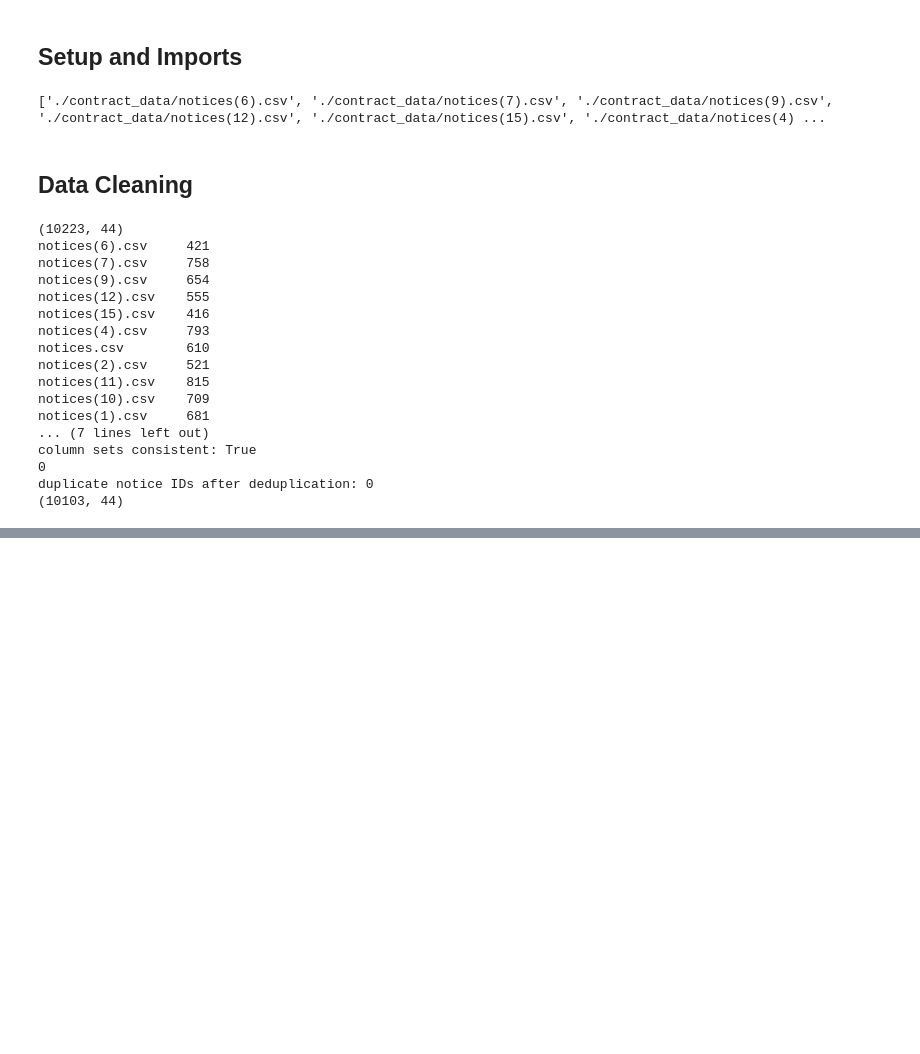
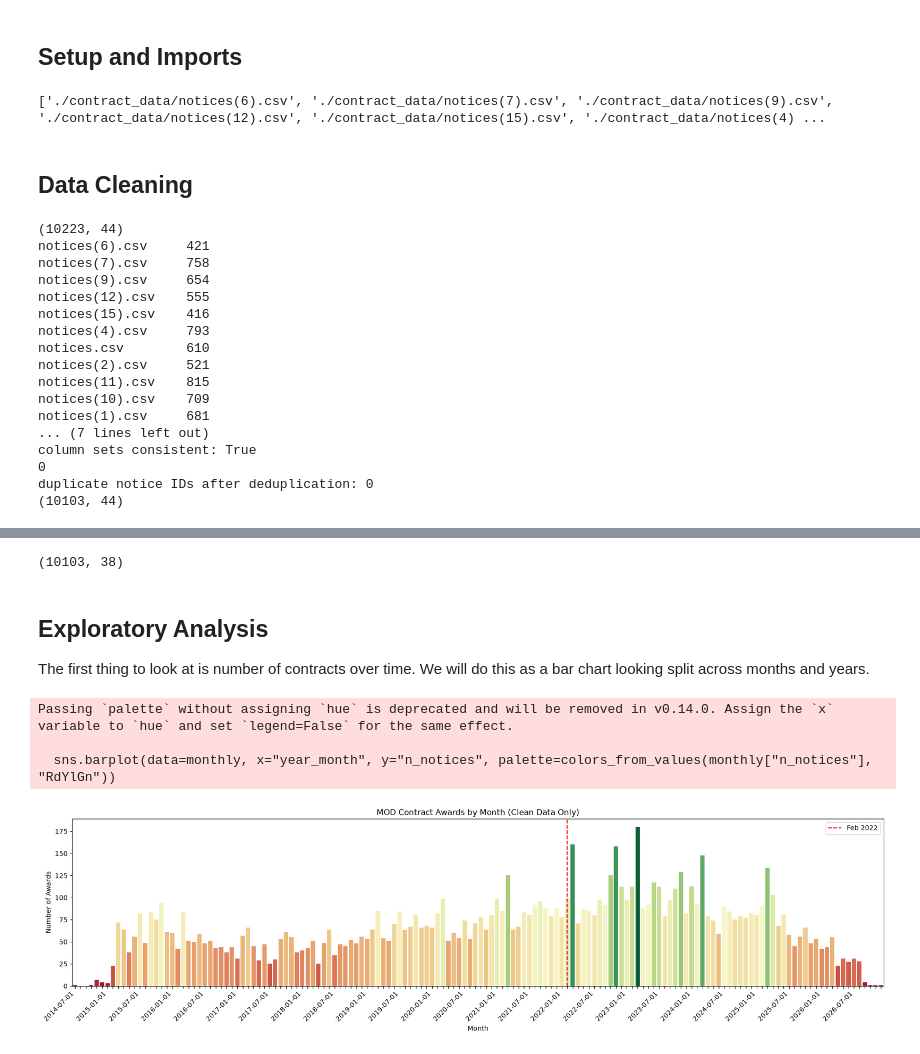
Before and after one commit to Toucanz/mod_contracts_analysis, a Jupyter notebook: contracts_notebook.ipynb, the cells around one changed output, grey strips where cells are left out. Drawn from its saved outputs; the diff is of its cells as text; code cells hidden in the pictures; blank space fills up the shorter version.

Commit message:
initial data input, cleaning. Starting on the exploratory analysis

```diff
--- a/contracts_notebook.ipynb
+++ b/contracts_notebook.ipynb
@@ -71,0 +165,9 @@ Some duplicate values because I had slightly overlapping data periods. Shape of
+# %%
+# calculating lag between published date and awarded date
+pub = pd.to_datetime(combined_clean["Published Date"], utc=True).dt.tz_localize(None)
+
+combined_clean["lag_days"] = (combined_clean["awarded_date"] - pub).dt.days
+combined_clean["award_year"] = combined_clean["awarded_date"].dt.year
+print(combined_clean.groupby("award_year")["lag_days"].median())
+print(combined_clean.groupby("award_year")["lag_days"].mean())
+print(combined_clean.groupby("award_year")["lag_days"].std())
@@ -71,0 +195,7 @@ Some duplicate values because I had slightly overlapping data periods. Shape of
+# %%
+# flag anything with an implausible lag, regardless of what year it landed in
+lag_threshold_days = 365 # a year seems like a reasonable threshold for an acceptable lag between publication and award date
+combined_clean["lag_flag"] = combined_clean["lag_days"].abs() > lag_threshold_days
+
+print(combined_clean["lag_flag"].sum())
+print(combined_clean.loc[combined_clean["lag_flag"], ["Notice Identifier", "Title", "awarded_date", "Published Date", "lag_days"]])
@@ -71,0 +245,47 @@ Some duplicate values because I had slightly overlapping data periods. Shape of
+# %%
+combined_clean.shape
+# %% [output]
+(10103, 38)
+# %% [markdown]
+## Exploratory Analysis
+
+The first thing to look at is number of contracts over time. We will do this as a bar chart looking split across months and years.
+# %%
+
+
+
+clean_data = combined_clean[~combined_clean["lag_flag"]].copy()
+
+# collapse to year-month so each period appears once, in chronological order
+clean_data["year_month"] = clean_data["awarded_date"].dt.to_period("M").dt.to_timestamp()
+
+monthly = clean_data.groupby("year_month").size().reset_index(name="n_notices")
+full_range = pd.date_range(clean_data["year_month"].min(), clean_data["year_month"].max(), freq="MS")
+monthly = monthly.set_index("year_month").reindex(full_range, fill_value=0).rename_axis("year_month").reset_index()
+
+
+plt.figure(figsize=(18, 5))
+sns.barplot(data=monthly, x="year_month", y="n_notices", palette=colors_from_values(monthly["n_notices"], "RdYlGn"))
+
+# thin out x-axis labels — otherwise unreadable with 100+ months
+ax = plt.gca()
+for i, label in enumerate(ax.get_xticklabels()):
+    label.set_visible(i % 6 == 0)   # every 6th label, roughly half-yearly
+plt.xticks(rotation=45, ha="right")
+
+# mark your event date
+event_idx = monthly[monthly["year_month"] == "2022-02-01"].index
+if len(event_idx):
+    plt.axvline(event_idx[0], color="red", linestyle="--", label="Feb 2022")
+    plt.legend()
+
+plt.title("MOD Contract Awards by Month (Clean Data Only)")
+plt.xlabel("Month")
+plt.ylabel("Number of Awards")
+plt.tight_layout()
+plt.show()
+# %% [output]
+Passing `palette` without assigning `hue` is deprecated and will be removed in v0.14.0. Assign the `x` variable to `hue` and set `legend=False` for the same effect.
+
+  sns.barplot(data=monthly, x="year_month", y="n_notices", palette=colors_from_values(monthly["n_notices"], "RdYlGn"))
+[figure, added]
```
Also changed, not shown: parts of 16 cells of this notebook, 2 other files.
